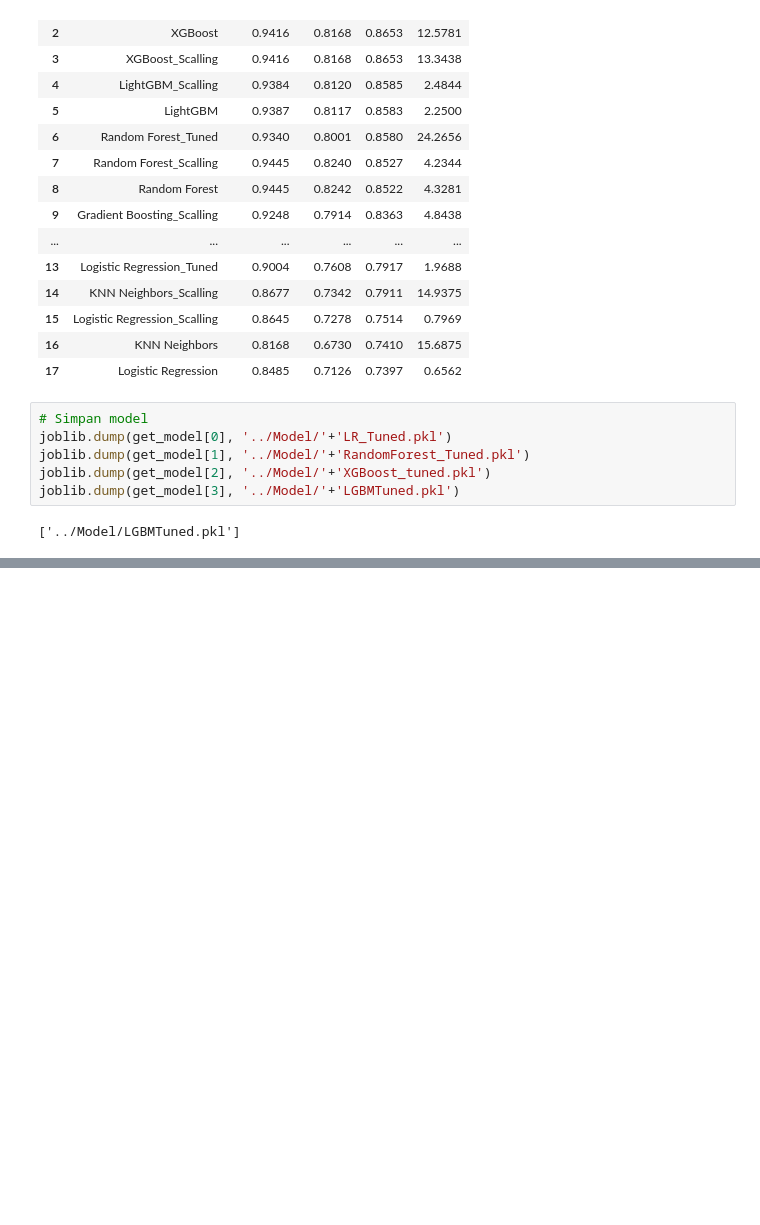
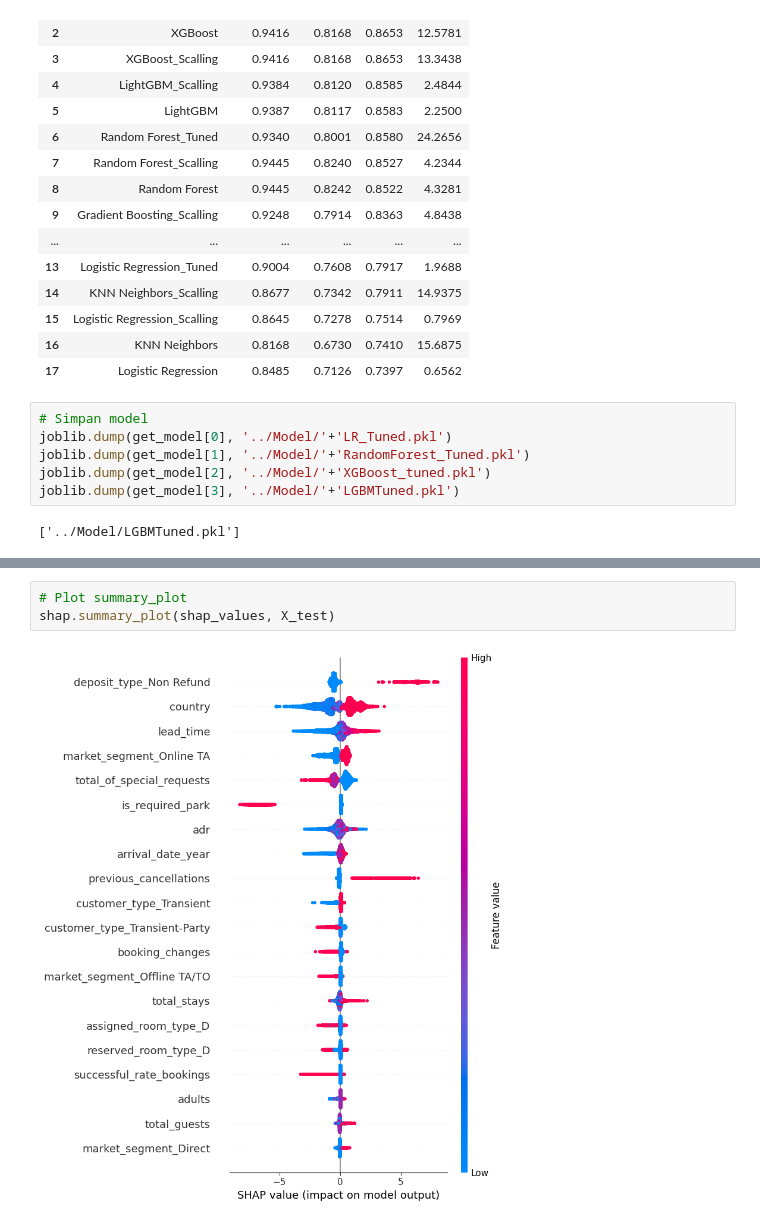
Before and after one commit to hubble99/Prediction-Hotel-Cancellation, a Jupyter notebook: Notebook/3. Modeling.ipynb, the cells around one changed output, grey strips where cells are left out. Cells and saved outputs as stored; diff of their text form; blank space fills up the shorter version.

```diff
--- a/Notebook/3. Modeling.ipynb
+++ b/Notebook/3. Modeling.ipynb
@@ -559,0 +579,5 @@ joblib.dump(get_model[3], '../Model/'+'LGBMTuned.pkl')
+# %%
+# Plot summary_plot
+shap.summary_plot(shap_values, X_test)
+# %% [output]
+[figure, added]
```
Also changed, not shown: parts of 6 cells of this notebook.
